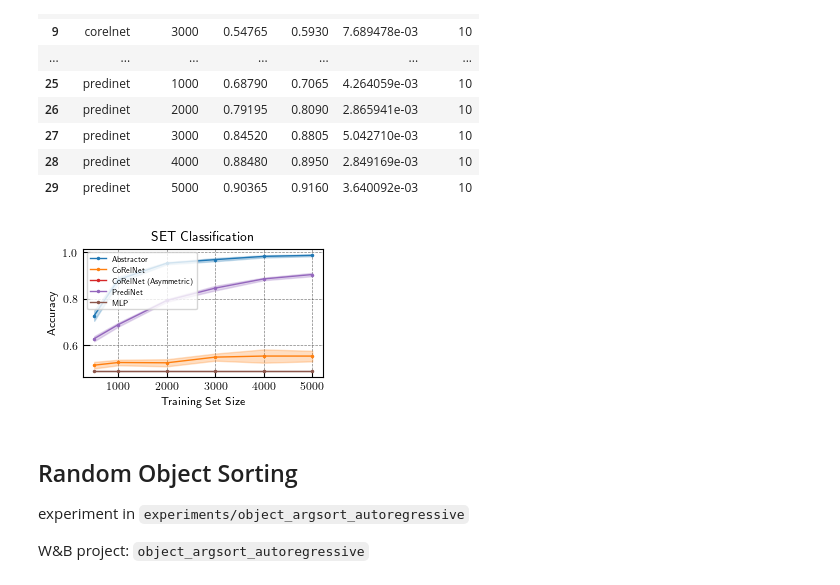
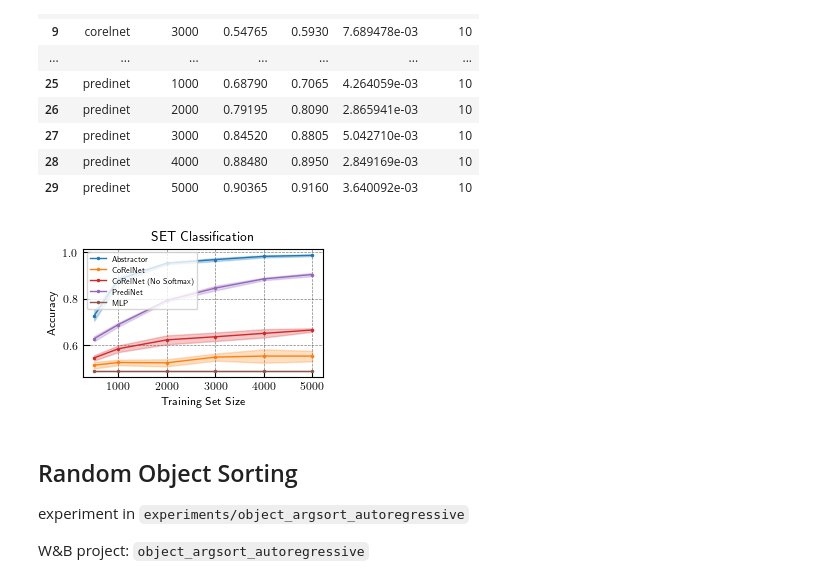
Before and after one commit to jdlafferty/relational, a Jupyter notebook: paper/paper_figures/create_figures.ipynb, the cells around one changed output. Saved outputs shown, nothing was run; the diff lists cells and outputs as text; code cells hidden in the pictures.

Commit message:
fixed legend

```diff
--- a/paper/paper_figures/create_figures.ipynb
+++ b/paper/paper_figures/create_figures.ipynb
@@ -122,29 +122,29 @@ agg_figure_data
 # %%
 fig, ax = plt.subplots(figsize=(3,2))
 x_name = 'train_size'
 metric_name = 'acc'
-# label_map = {'abstractor': 'Abstractor', 'corelnet': 'CoRelNet', 'no-softmax corelnet': 'CoRelNet (No Softmax)'}
+label_map = {'abstractor': 'Abstractor', 'corelnet': 'CoRelNet', 'no-softmax corelnet': 'CoRelNet (No Softmax)', 'predinet': 'PrediNet', 'mlp': 'MLP'}
 for group in label_map:
     group_df = agg_figure_data[agg_figure_data.group==group]
 
     x = group_df[x_name]
     y = group_df[f'{metric_name} mean']
     y_err = 2*group_df[f'{metric_name} sem']
 
     group_name = label_map[group]
     ax.plot(x, y, **plot_kwargs, c=color_map[group_name], label=group_name)
 
     # ax.errorbar(x, y, y_err, **errbar_kwargs, label=group_name)
     ax.fill_between(x, y - y_err, y + y_err, color=color_map[group_name], **errband_kwargs)
 
 ax.set_xlabel('Training Set Size');
 ax.set_ylabel('Accuracy');
 ax.set_title("SET Classification")
 ax.legend(loc='upper left', fontsize='x-small', fancybox=True, frameon=True, framealpha=0.8);
 fig.set_tight_layout(True)
 fig.savefig(f'{save_dir}/set_classification.pdf')
 # %% [output]
-[figure, old version]
+[figure, new version]
 # %% [markdown]
 ## Random Object Sorting
 
```
